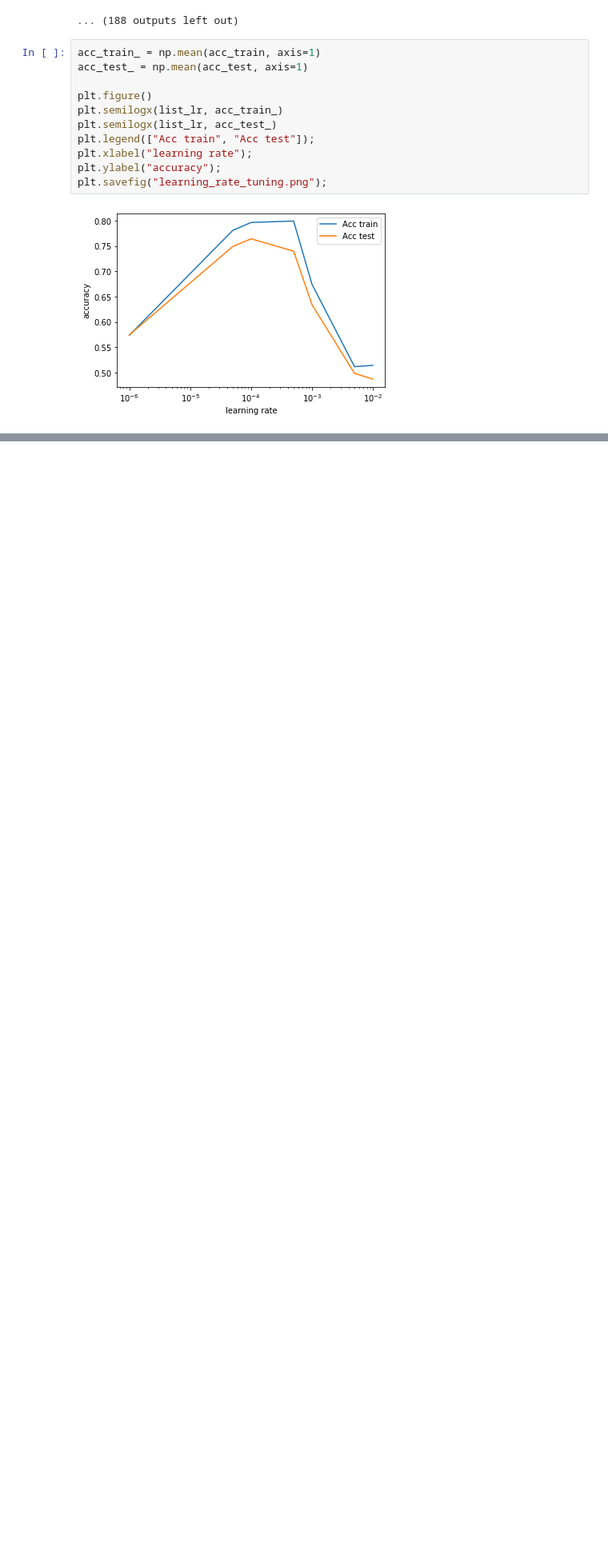
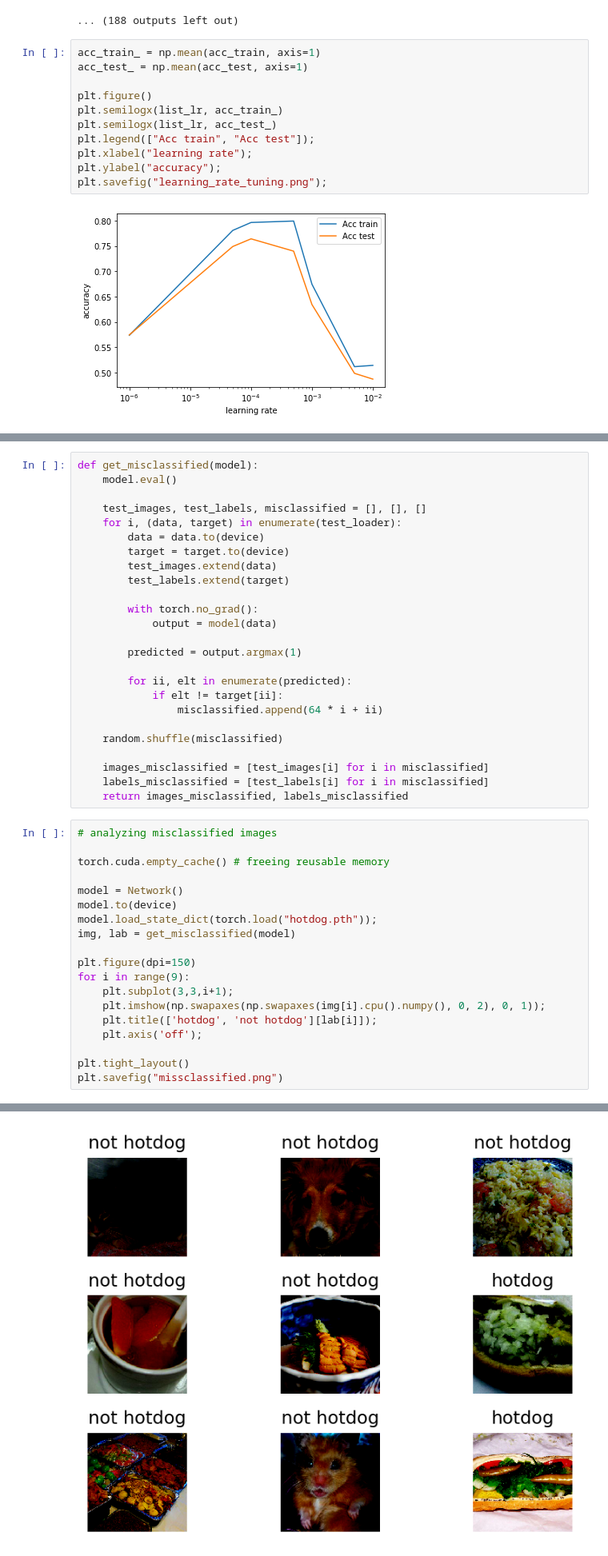
Before and after one commit to JulesBelveze/pytorch-tutorial-computer-vision, a Jupyter notebook: hotdog_nothotdog/Hotdog_Nothotdog.ipynb, the cells around one changed output, grey strips where cells are left out. Shown at 80% size. Saved outputs shown, nothing was run; the diff lists cells and outputs as text; blank space fills up the shorter version.

Commit message:
add misclassified

```diff
--- a/hotdog_nothotdog/Hotdog_Nothotdog.ipynb
+++ b/hotdog_nothotdog/Hotdog_Nothotdog.ipynb
@@ -316,0 +340,45 @@ plt.savefig("learning_rate_tuning.png");
+# %%
+def get_misclassified(model):
+    model.eval()
+
+    test_images, test_labels, misclassified = [], [], []
+    for i, (data, target) in enumerate(test_loader):
+        data = data.to(device)
+        target = target.to(device)
+        test_images.extend(data)
+        test_labels.extend(target)
+
+        with torch.no_grad():
+            output = model(data)
+
+        predicted = output.argmax(1)
+
+        for ii, elt in enumerate(predicted):
+            if elt != target[ii]:
+                misclassified.append(64 * i + ii)
+
+    random.shuffle(misclassified)
+
+    images_misclassified = [test_images[i] for i in misclassified]
+    labels_misclassified = [test_labels[i] for i in misclassified]
+    return images_misclassified, labels_misclassified
+# %%
+# analyzing misclassified images
+
+torch.cuda.empty_cache() # freeing reusable memory
+
+model = Network()
+model.to(device)
+model.load_state_dict(torch.load("hotdog.pth"));
+img, lab = get_misclassified(model)
+
+plt.figure(dpi=150)
+for i in range(9):
+    plt.subplot(3,3,i+1);
+    plt.imshow(np.swapaxes(np.swapaxes(img[i].cpu().numpy(), 0, 2), 0, 1));
+    plt.title(['hotdog', 'not hotdog'][lab[i]]);
+    plt.axis('off');
+
+plt.tight_layout()
+plt.savefig("missclassified.png")
+# %% [output]
@@ -316,0 +394 @@ plt.savefig("learning_rate_tuning.png");
+[figure, added]
```
Also changed, not shown: parts of 11 cells of this notebook, 3 other files.
